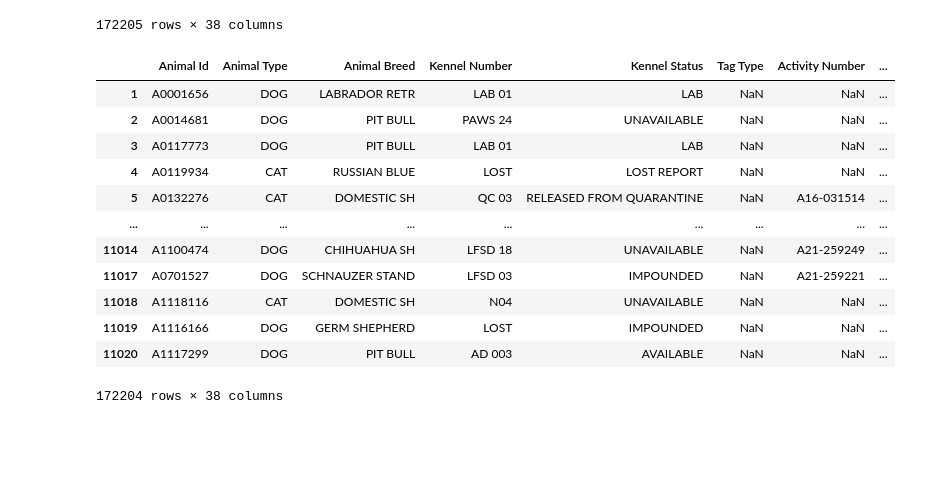
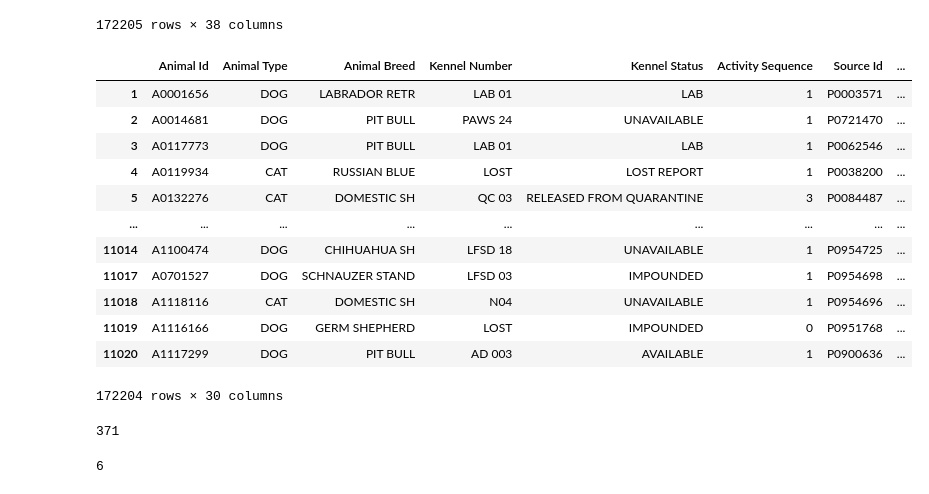
Before and after one commit to jconcha56429/Project1, a Jupyter notebook: Project1.ipynb, the cells around one changed output. Cells and saved outputs as stored; diff of their text form; code cells hidden in the pictures; blank space fills up the shorter version.

```diff
--- a/Project1.ipynb
+++ b/Project1.ipynb
@@ -84,20 +72,33 @@ dallas_shelter_clean
 | 11019 | A1116166 | DOG | GERM SHEPHERD | LOST | IMPOUNDED | NaN | NaN | ... |
 | 11020 | A1117299 | DOG | PIT BULL | AD 003 | AVAILABLE | NaN | NaN | ... |
 172205 rows × 38 columns
-# %%
-dallas_shelter_data = dallas_shelter_clean.dropna(subset=['Animal Breed', ])
-dallas_shelter_data
-# %% [output]
-|  | Animal Id | Animal Type | Animal Breed | Kennel Number | Kennel Status | Tag Type | Activity Number | ... |
-| 1 | A0001656 | DOG | LABRADOR RETR | LAB 01 | LAB | NaN | NaN | ... |
-| 2 | A0014681 | DOG | PIT BULL | PAWS 24 | UNAVAILABLE | NaN | NaN | ... |
-| 3 | A0117773 | DOG | PIT BULL | LAB 01 | LAB | NaN | NaN | ... |
-| 4 | A0119934 | CAT | RUSSIAN BLUE | LOST | LOST REPORT | NaN | NaN | ... |
-| 5 | A0132276 | CAT | DOMESTIC SH | QC 03 | RELEASED FROM QUARANTINE | NaN | A16-031514 | ... |
-| ... | ... | ... | ... | ... | ... | ... | ... | ... |
-| 11014 | A1100474 | DOG | CHIHUAHUA SH | LFSD 18 | UNAVAILABLE | NaN | A21-259249 | ... |
-| 11017 | A0701527 | DOG | SCHNAUZER STAND | LFSD 03 | IMPOUNDED | NaN | A21-259221 | ... |
-| 11018 | A1118116 | CAT | DOMESTIC SH | N04 | UNAVAILABLE | NaN | NaN | ... |
-| 11019 | A1116166 | DOG | GERM SHEPHERD | LOST | IMPOUNDED | NaN | NaN | ... |
-| 11020 | A1117299 | DOG | PIT BULL | AD 003 | AVAILABLE | NaN | NaN | ... |
-172204 rows × 38 columns
+# %%
+dallas_shelter_data_pre = dallas_shelter_clean.dropna(how='all', subset=['Animal Breed'])
+dallas_shelter_data = dallas_shelter_data_pre.drop(columns=['Tag Type', 'Activity Number', 'Service Request Number','Unnamed: 33', 'Unnamed: 16','Unnamed: 20','Unnamed: 22','Unnamed: 27'])
+dallas_shelter_data
+# %% [output]
+|  | Animal Id | Animal Type | Animal Breed | Kennel Number | Kennel Status | Activity Sequence | Source Id | ... |
+| 1 | A0001656 | DOG | LABRADOR RETR | LAB 01 | LAB | 1 | P0003571 | ... |
+| 2 | A0014681 | DOG | PIT BULL | PAWS 24 | UNAVAILABLE | 1 | P0721470 | ... |
+| 3 | A0117773 | DOG | PIT BULL | LAB 01 | LAB | 1 | P0062546 | ... |
+| 4 | A0119934 | CAT | RUSSIAN BLUE | LOST | LOST REPORT | 1 | P0038200 | ... |
+| 5 | A0132276 | CAT | DOMESTIC SH | QC 03 | RELEASED FROM QUARANTINE | 3 | P0084487 | ... |
+| ... | ... | ... | ... | ... | ... | ... | ... | ... |
+| 11014 | A1100474 | DOG | CHIHUAHUA SH | LFSD 18 | UNAVAILABLE | 1 | P0954725 | ... |
+| 11017 | A0701527 | DOG | SCHNAUZER STAND | LFSD 03 | IMPOUNDED | 1 | P0954698 | ... |
+| 11018 | A1118116 | CAT | DOMESTIC SH | N04 | UNAVAILABLE | 1 | P0954696 | ... |
+| 11019 | A1116166 | DOG | GERM SHEPHERD | LOST | IMPOUNDED | 0 | P0951768 | ... |
+| 11020 | A1117299 | DOG | PIT BULL | AD 003 | AVAILABLE | 1 | P0900636 | ... |
+172204 rows × 30 columns
+# %%
+breeds = dallas_shelter_data["Animal Breed"].value_counts()
+num_breeds = len(breeds)
+num_breeds
+# %% [output]
+371
+# %%
+animal_types = dallas_shelter_data["Animal Type"].value_counts()
+num_animal_types = len(animal_types)
+num_animal_types
+# %% [output]
+6
```
Also changed, not shown: parts of 2 cells of this notebook.
